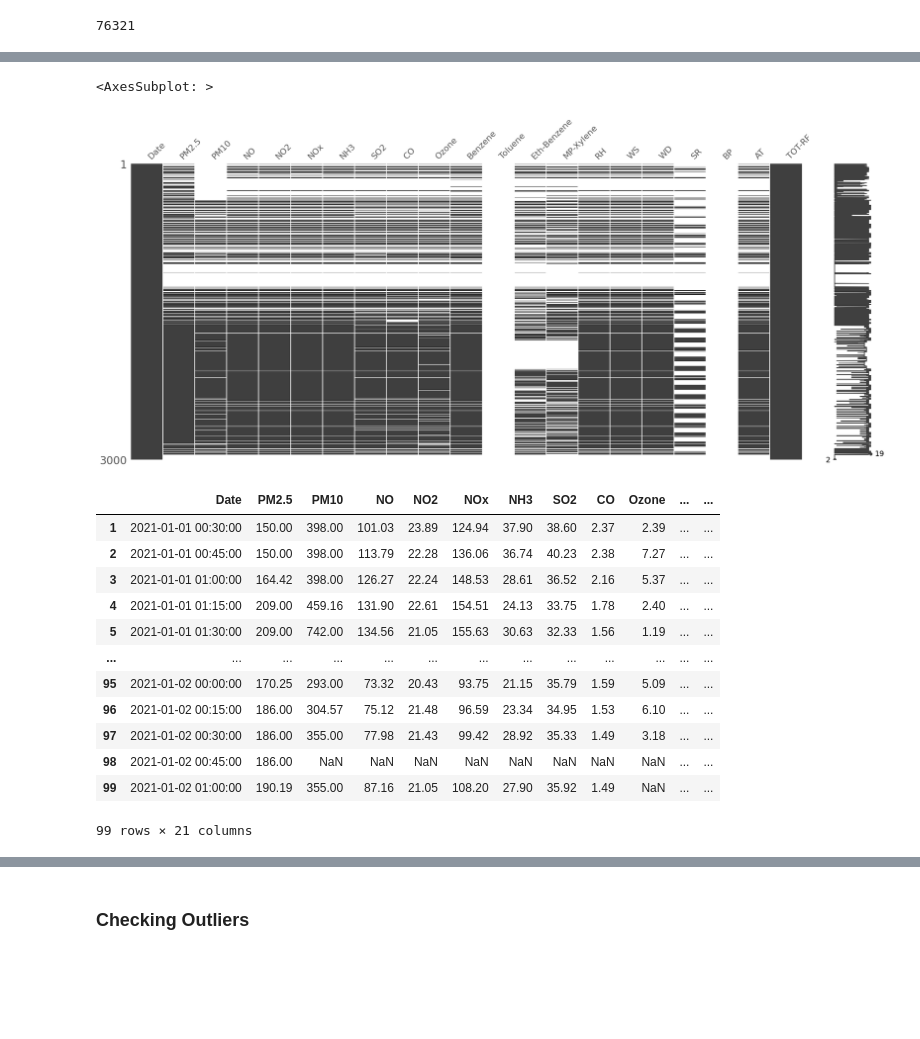
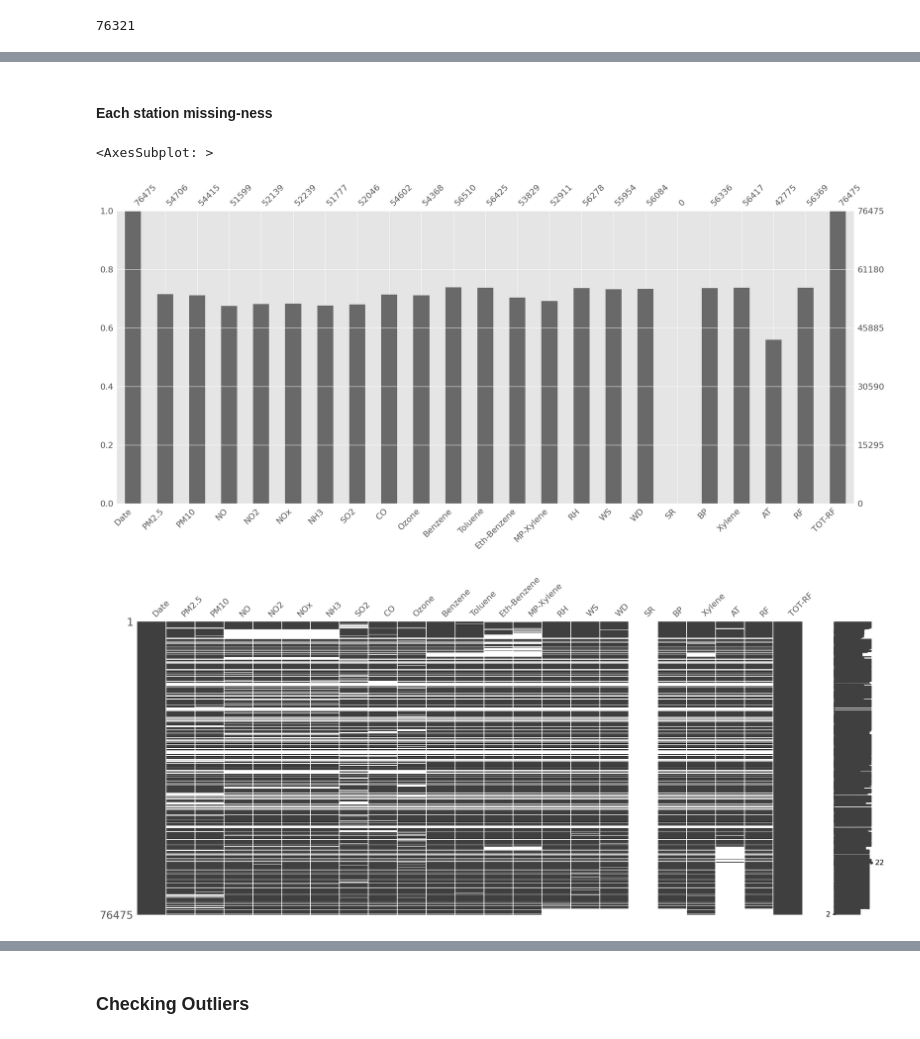
Before and after one commit to OmdenaAI/omdena-mumbai-chapter-air-quality, a Jupyter notebook: src/tasks/task-2-eda/cpcb_data_eda.ipynb, the cells around one changed output, grey strips where cells are left out. Drawn from its saved outputs; the diff is of its cells as text; code cells hidden in the pictures; blank space fills up the shorter version.

```diff
--- a/src/tasks/task-2-eda/cpcb_data_eda.ipynb
+++ b/src/tasks/task-2-eda/cpcb_data_eda.ipynb
@@ -11,12 +17,8 @@ plt.style.use('ggplot')
 ### Load datasets
 # %%
 directory = "/Users/rnirms/Documents/omdena/data/CPCB_downloads/2023-03-07/csv_latest/"
-
 all_files = os.listdir(directory)
-
-# Filter the list to include only .xlsx files
 csv_files = [file for file in all_files if file.endswith(".csv")]
-
-# Print the list
+csv_files = sorted(csv_files)
 print(csv_files)
 # %% [output]
@@ -89,0 +26,9 @@ df[df.columns[1:]] = df[df.columns[1:]].astype(float)
+# %%
+df_list = []
+station_names = []
+for filename in csv_files:
+    df_temp = pd.read_csv(os.path.join(directory, filename))
+    df_list.append(df_temp)
+    name, _ = os.path.splitext(filename)
+    station_names.append(name)
+data_dict = dict(zip(station_names, df_list))
@@ -89,0 +37,12 @@ df[df.columns[1:]] = df[df.columns[1:]].astype(float)
+# %%
+def clean_data(data):
+    data = data.iloc[:, 2:-1] # Remove columns: Unnamed:0, From Date, Unnamed:23
+    data = data.rename(columns={'To Date': 'Date'}) # Rename date column
+    data["Date"] = pd.to_datetime(data.Date, format='%d-%m-%Y %H:%M') # Format Date column as datetime
+    data = data.replace('None', np.NaN) # Replace all 'None' to NaN
+    data[data.columns[1:]] = data[data.columns[1:]].astype(float) # Format all other columns to float
+
+    return data
+# %%
+for key in data_dict.keys():
+    data_dict[key] = clean_data(data_dict[key])
@@ -152,23 +102,10 @@ msno.bar(df)
+# %% [markdown]
+#### Each station missing-ness
 # %%
 plt.rcParams['figure.figsize']=(20,6)
-
-msno.matrix(df[7000:10000])
+msno.bar(data_dict['BandraKurlaComplexMumbaiIITM'])
+msno.matrix(data_dict['BandraKurlaComplexMumbaiIITM'])
 # %% [output]
 <AxesSubplot: >
-[figure, old version]
+[figure, new version]
+[figure, added]
-# %%
-df[1:100]
-# %% [output]
-|  | Date | PM2.5 | PM10 | NO | NO2 | NOx | NH3 | SO2 | CO | Ozone | ... | ... |
-| 1 | 2021-01-01 00:30:00 | 150.00 | 398.00 | 101.03 | 23.89 | 124.94 | 37.90 | 38.60 | 2.37 | 2.39 | ... | ... |
-| 2 | 2021-01-01 00:45:00 | 150.00 | 398.00 | 113.79 | 22.28 | 136.06 | 36.74 | 40.23 | 2.38 | 7.27 | ... | ... |
-| 3 | 2021-01-01 01:00:00 | 164.42 | 398.00 | 126.27 | 22.24 | 148.53 | 28.61 | 36.52 | 2.16 | 5.37 | ... | ... |
-| 4 | 2021-01-01 01:15:00 | 209.00 | 459.16 | 131.90 | 22.61 | 154.51 | 24.13 | 33.75 | 1.78 | 2.40 | ... | ... |
-| 5 | 2021-01-01 01:30:00 | 209.00 | 742.00 | 134.56 | 21.05 | 155.63 | 30.63 | 32.33 | 1.56 | 1.19 | ... | ... |
-| ... | ... | ... | ... | ... | ... | ... | ... | ... | ... | ... | ... | ... |
-| 95 | 2021-01-02 00:00:00 | 170.25 | 293.00 | 73.32 | 20.43 | 93.75 | 21.15 | 35.79 | 1.59 | 5.09 | ... | ... |
-| 96 | 2021-01-02 00:15:00 | 186.00 | 304.57 | 75.12 | 21.48 | 96.59 | 23.34 | 34.95 | 1.53 | 6.10 | ... | ... |
-| 97 | 2021-01-02 00:30:00 | 186.00 | 355.00 | 77.98 | 21.43 | 99.42 | 28.92 | 35.33 | 1.49 | 3.18 | ... | ... |
-| 98 | 2021-01-02 00:45:00 | 186.00 | NaN | NaN | NaN | NaN | NaN | NaN | NaN | NaN | ... | ... |
-| 99 | 2021-01-02 01:00:00 | 190.19 | 355.00 | 87.16 | 21.05 | 108.20 | 27.90 | 35.92 | 1.49 | NaN | ... | ... |
-99 rows × 21 columns
```
Also changed, not shown: parts of 83 cells of this notebook.
